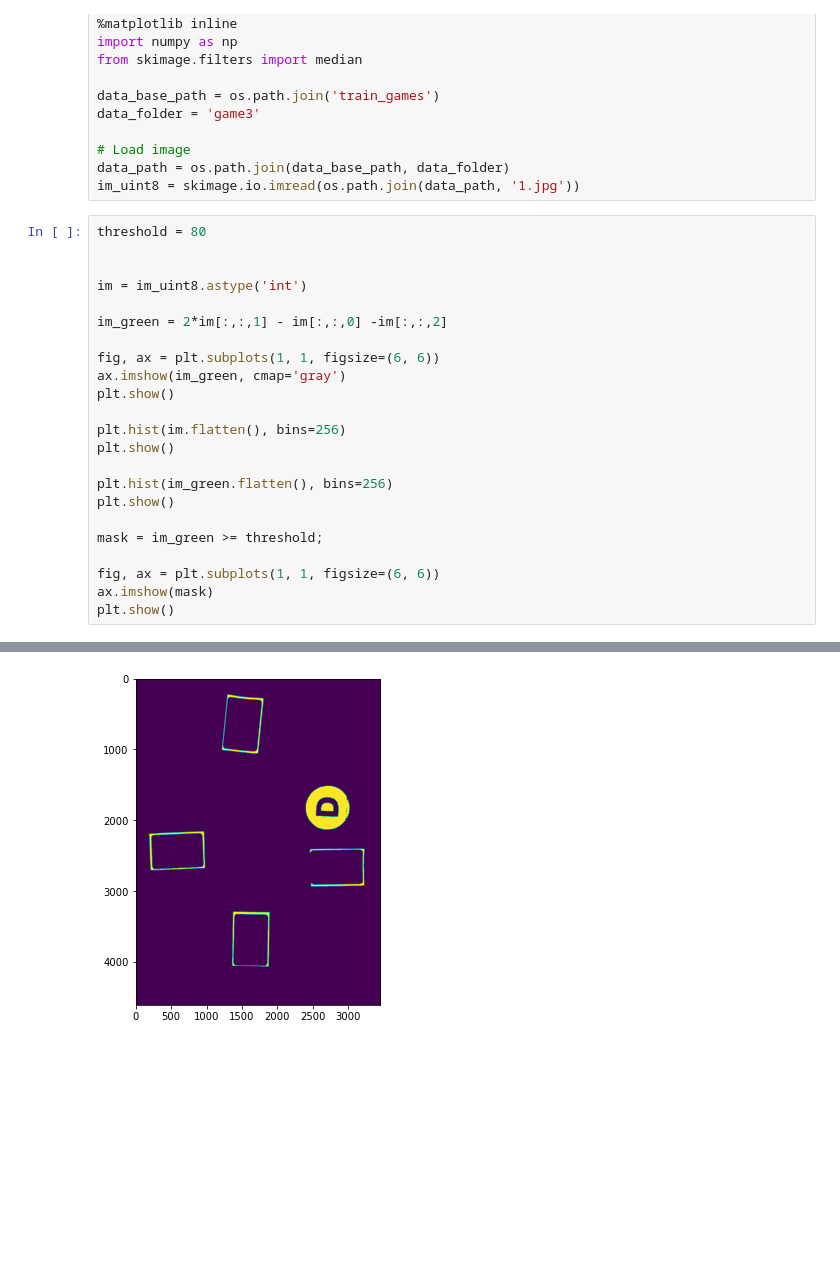
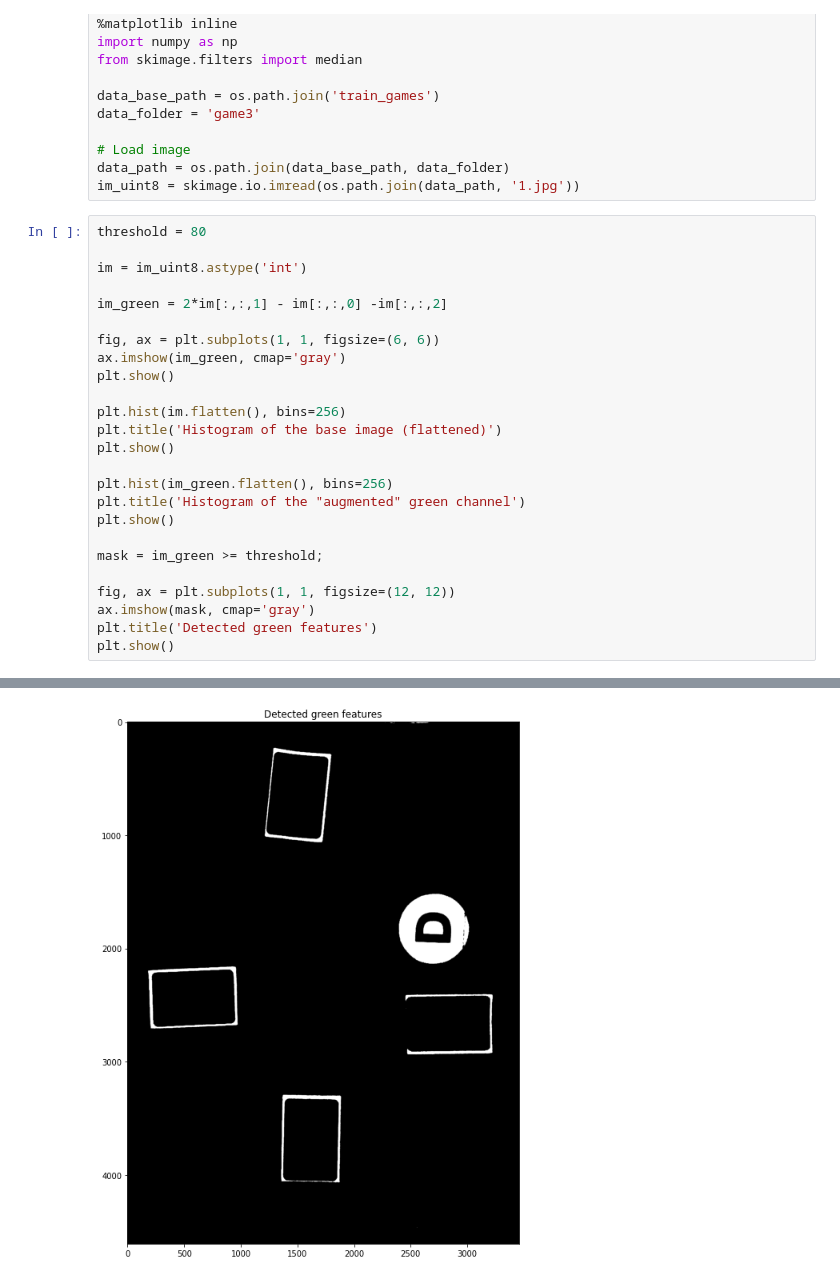
Before and after one commit to aalshabaan/iapr, a Jupyter notebook: project/project.ipynb, the cells around one changed output, grey strips where cells are left out. Drawn from its saved outputs; the diff is of its cells as text; blank space fills up the shorter version.

```diff
--- a/project/project.ipynb
+++ b/project/project.ipynb
@@ -181,7 +181,6 @@ data_path = os.path.join(data_base_path, data_folder)
 im_uint8 = skimage.io.imread(os.path.join(data_path, '1.jpg'))
 # %%
 threshold = 80
-
 
 im = im_uint8.astype('int')
 
@@ -192,15 +191,18 @@ ax.imshow(im_green, cmap='gray')
 plt.show()
 
 plt.hist(im.flatten(), bins=256)
+plt.title('Histogram of the base image (flattened)')
 plt.show()
 
 plt.hist(im_green.flatten(), bins=256)
+plt.title('Histogram of the "augmented" green channel')
 plt.show()
 
 mask = im_green >= threshold;
 
-fig, ax = plt.subplots(1, 1, figsize=(6, 6))
-ax.imshow(mask)
+fig, ax = plt.subplots(1, 1, figsize=(12, 12))
+ax.imshow(mask, cmap='gray')
+plt.title('Detected green features')
 plt.show()
 # %% [output]
 [figure]
@@ -209 +211 @@ plt.show()
-[figure, old version]
+[figure, new version]
```
Also changed, not shown: parts of 7 cells of this notebook.
